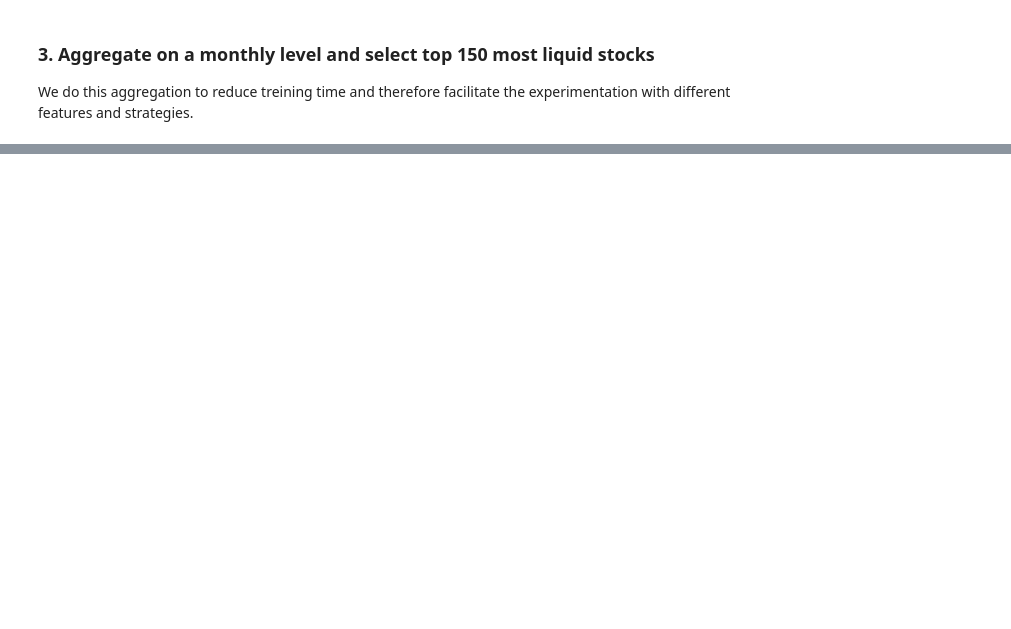
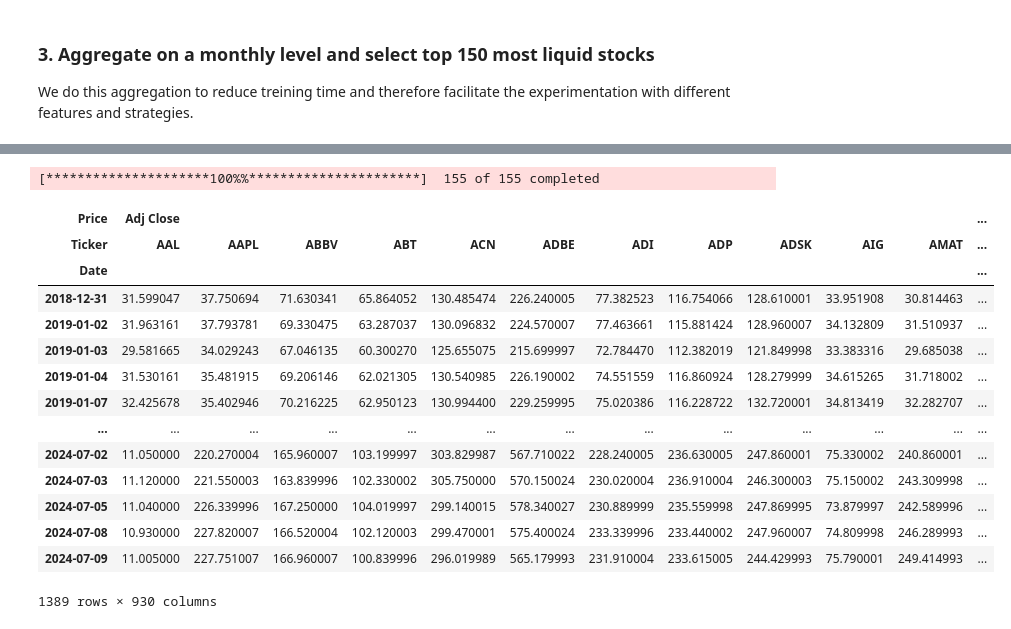
Before and after one commit to absirgue/unsupervised_trading_strategy, a Jupyter notebook: main.ipynb, the cells around one changed output, grey strips where cells are left out. Cells and saved outputs as stored; diff of their text form; code cells hidden in the pictures; blank space fills up the shorter version.

```diff
--- a/main.ipynb
+++ b/main.ipynb
@@ -201,0 +286,17 @@ data
+# %%
+from sklearn.cluster import  KMeans
+
+# We intialise cluster centroids to have specific RSI values. This enables us to easily interpret the cluster
+# number across all months.
+target_rsi_values = [70, 55, 45, 70]
+initial_centroids = np.zeros((len(target_rsi_values),18))
+initial_centroids[:,6] = target_rsi_values
+
+def get_clusters(df):
+    df["cluster"] = KMeans(n_clusters=4, random_state=0, init=initial_centroids).fit(df).labels_
+
+    return df
+
+data = data.dropna().groupby('date', group_keys =False).apply(get_clusters)
+
+data
@@ -201,0 +351,36 @@ data
+# %%
+from pypfopt.efficient_frontier import EfficientFrontier
+from pypfopt import risk_models, expected_returns
+
+# Providing this function with price data for each stock for the past year will lead to weights forming a portfolio
+# of these stocks with max sharpe ratio.
+def optimize_weights(prices,lower_bound = 0):
+    returns = expected_returns.mean_historical_return(prices=prices, frequency=252)
+    cov = risk_models.sample_cov(prices=prices,frequency=252)
+    # We set the max weight to be 10% so that we ensure a diversified portfolio.
+    ef = EfficientFrontier(expected_returns=returns, cov_matrix=cov,solver="SCS",weight_bounds=(lower_bound,.1))
+    weights = ef.max_sharpe()
+    # clean weights rounds the weights and clips them near 0.
+    return ef.clean_weights()
+
+stocks = data.index.get_level_values('ticker').unique().tolist()
+new_df = yf.download(tickers = stocks, start = data.index.get_level_values('date').unique()[0]-pd.DateOffset(month=12),
+                     end = data.index.get_level_values('date').unique()[-1])
+new_df
+# %% [output]
+[*********************100%%**********************]  155 of 155 completed
+| Price | Adj Close |  |  |  |  |  |  |  |  |  |  | ... |
+| Ticker | AAL | AAPL | ABBV | ABT | ACN | ADBE | ADI | ADP | ADSK | AIG | AMAT | ... |
+| Date |  |  |  |  |  |  |  |  |  |  |  | ... |
+| 2018-12-31 | 31.599047 | 37.750694 | 71.630341 | 65.864052 | 130.485474 | 226.240005 | 77.382523 | 116.754066 | 128.610001 | 33.951908 | 30.814463 | ... |
+| 2019-01-02 | 31.963161 | 37.793781 | 69.330475 | 63.287037 | 130.096832 | 224.570007 | 77.463661 | 115.881424 | 128.960007 | 34.132809 | 31.510937 | ... |
+| 2019-01-03 | 29.581665 | 34.029243 | 67.046135 | 60.300270 | 125.655075 | 215.699997 | 72.784470 | 112.382019 | 121.849998 | 33.383316 | 29.685038 | ... |
+| 2019-01-04 | 31.530161 | 35.481915 | 69.206146 | 62.021305 | 130.540985 | 226.190002 | 74.551559 | 116.860924 | 128.279999 | 34.615265 | 31.718002 | ... |
+| 2019-01-07 | 32.425678 | 35.402946 | 70.216225 | 62.950123 | 130.994400 | 229.259995 | 75.020386 | 116.228722 | 132.720001 | 34.813419 | 32.282707 | ... |
+| ... | ... | ... | ... | ... | ... | ... | ... | ... | ... | ... | ... | ... |
+| 2024-07-02 | 11.050000 | 220.270004 | 165.960007 | 103.199997 | 303.829987 | 567.710022 | 228.240005 | 236.630005 | 247.860001 | 75.330002 | 240.860001 | ... |
+| 2024-07-03 | 11.120000 | 221.550003 | 163.839996 | 102.330002 | 305.750000 | 570.150024 | 230.020004 | 236.910004 | 246.300003 | 75.150002 | 243.309998 | ... |
+| 2024-07-05 | 11.040000 | 226.339996 | 167.250000 | 104.019997 | 299.140015 | 578.340027 | 230.889999 | 235.559998 | 247.869995 | 73.879997 | 242.589996 | ... |
+| 2024-07-08 | 10.930000 | 227.820007 | 166.520004 | 102.120003 | 299.470001 | 575.400024 | 233.339996 | 233.440002 | 247.960007 | 74.809998 | 246.289993 | ... |
+| 2024-07-09 | 11.005000 | 227.751007 | 166.960007 | 100.839996 | 296.019989 | 565.179993 | 231.910004 | 233.615005 | 244.429993 | 75.790001 | 249.414993 | ... |
+1389 rows × 930 columns
```
Also changed, not shown: parts of 13 cells of this notebook.
